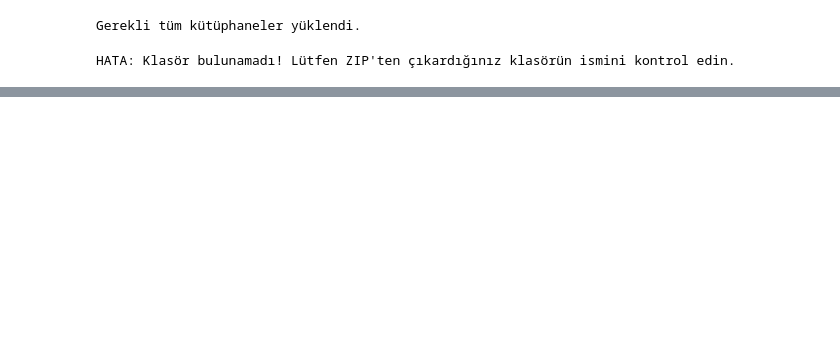
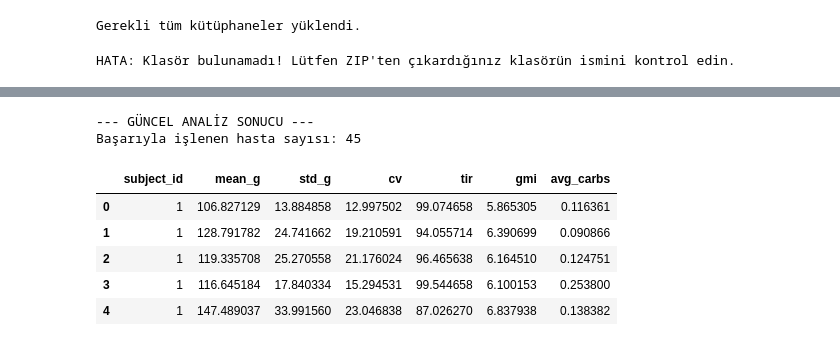
Before and after one commit to alican41/HbA1c-AIDCARE, a Jupyter notebook: hba1c_prediction_model_cgm.ipynb, the cells around one changed output, grey strips where cells are left out. Saved outputs shown, nothing was run; the diff lists cells and outputs as text; code cells hidden in the pictures; blank space fills up the shorter version.

```diff
--- a/hba1c_prediction_model_cgm.ipynb
+++ b/hba1c_prediction_model_cgm.ipynb
@@ -29,0 +554,76 @@ HATA: Klasör bulunamadı! Lütfen ZIP'ten çıkardığınız klasörün ismini
+# %%
+import pandas as pd
+import numpy as np
+import re
+import os
+
+def get_numeric_id(text):
+    """Metin içindeki sayıları ayıklar (Örn: 'CGMacros-001' -> 1)"""
+    nums = re.findall(r'\d+', str(text))
+    return int(nums[0]) if nums else None
+
+def extract_cgm_metrics_final(file_path):
+    try:
+        df = pd.read_csv(file_path)
+        # Sütun isimlerindeki boşlukları temizleyelim
+        df.columns = [c.strip() for c in df.columns]
+
+        # Bu veri setinde iki tip sensör var; önceliği Dexcom'a verelim, yoksa Libre alalım
+        if 'Dexcom GL' in df.columns:
+            g_col = 'Dexcom GL'
+        elif 'Libre GL' in df.columns:
+            g_col = 'Libre GL'
+        else:
+            return "Sütun Hatası"
+
+        glucose = pd.to_numeric(df[g_col], errors='coerce').dropna()
+
+        # Analiz için yeterli veri kontrolü
+        if len(glucose) < 50:
+            return "Veri Yetersiz"
+
+        # ID'yi dosya yolundan çek (Örn: .../CGMacros-001/...)
+        sid = get_numeric_id(file_path)
+
+        # İstatistiksel Metrikler
+        mean_g = glucose.mean()
+        std_g = glucose.std()
+
+        # Beslenme Verileri (Skoru artırmak için ortalama karbonhidrat alımı)
+        avg_carbs = pd.to_numeric(df['Carbs'], errors='coerce').fillna(0).mean() if 'Carbs' in df.columns else 0
+
+        return {
+            'subject_id': sid,
+            'mean_g': mean_g,
+            'std_g': std_g,
+            'cv': (std_g / mean_g) * 100 if mean_g > 0 else 0,
+            'tir': (len(glucose[(glucose >= 70) & (glucose <= 180)]) / len(glucose)) * 100,
+            'gmi': 3.31 + (0.02392 * mean_g),
+            'avg_carbs': avg_carbs
+        }
+    except Exception as e:
+        return f"Sistem Hatası: {str(e)}"
+
+# Özellikleri hesapla
+final_results = []
+for f in cgm_data_files:
+    res = extract_cgm_metrics_final(f)
+    if isinstance(res, dict):
+        final_results.append(res)
+
+df_features = pd.DataFrame(final_results)
+
+print(f"--- GÜNCEL ANALİZ SONUCU ---")
+print(f"Başarıyla işlenen hasta sayısı: {len(df_features)}")
+
+if len(df_features) > 0:
+    display(df_features.head())
+# %% [output]
+--- GÜNCEL ANALİZ SONUCU ---
+Başarıyla işlenen hasta sayısı: 45
+|  | subject_id | mean_g | std_g | cv | tir | gmi | avg_carbs |
+| 0 | 1 | 106.827129 | 13.884858 | 12.997502 | 99.074658 | 5.865305 | 0.116361 |
+| 1 | 1 | 128.791782 | 24.741662 | 19.210591 | 94.055714 | 6.390699 | 0.090866 |
+| 2 | 1 | 119.335708 | 25.270558 | 21.176024 | 96.465638 | 6.164510 | 0.124751 |
+| 3 | 1 | 116.645184 | 17.840334 | 15.294531 | 99.544658 | 6.100153 | 0.253800 |
+| 4 | 1 | 147.489037 | 33.991560 | 23.046838 | 87.026270 | 6.837938 | 0.138382 |
```
Also changed, not shown: parts of 27 cells of this notebook.
